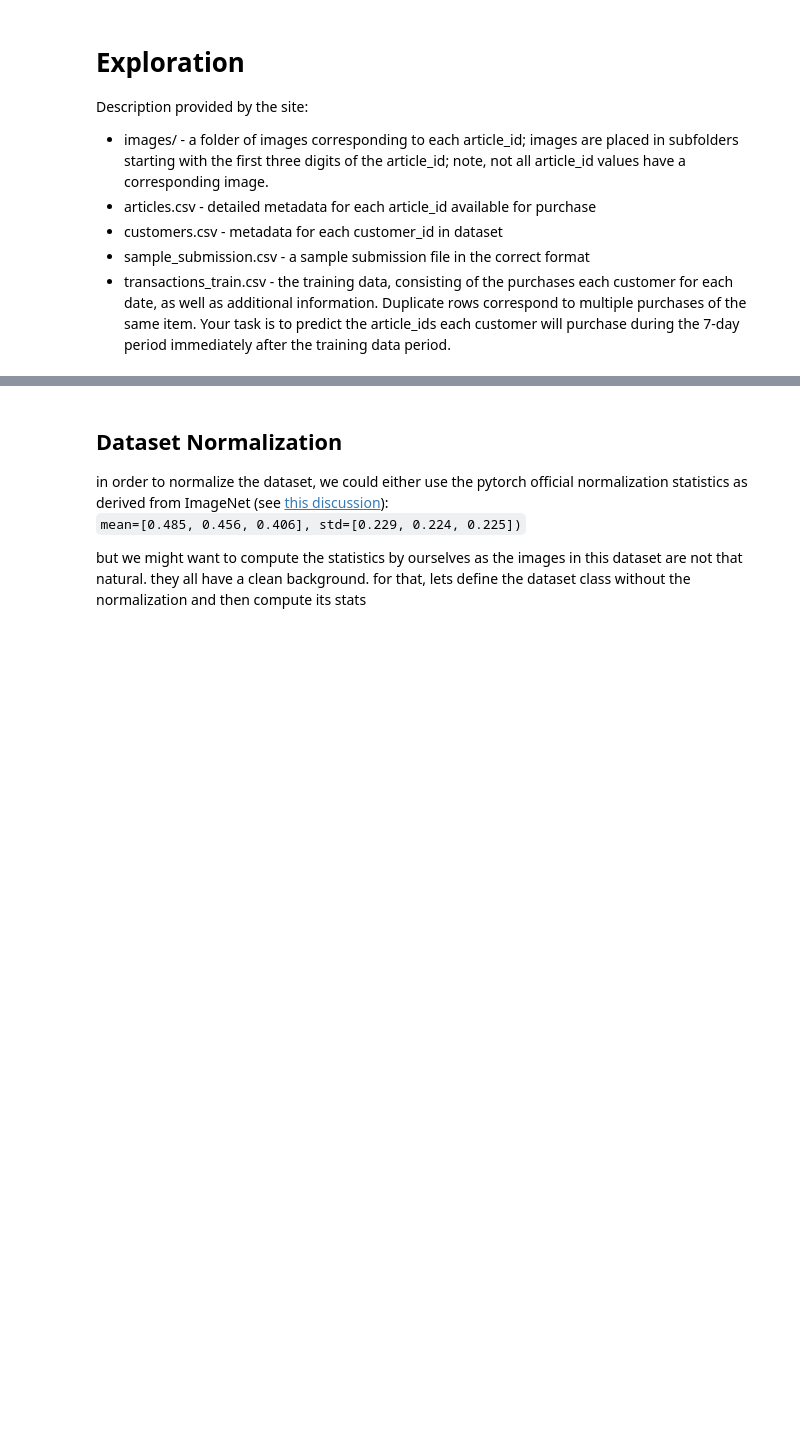
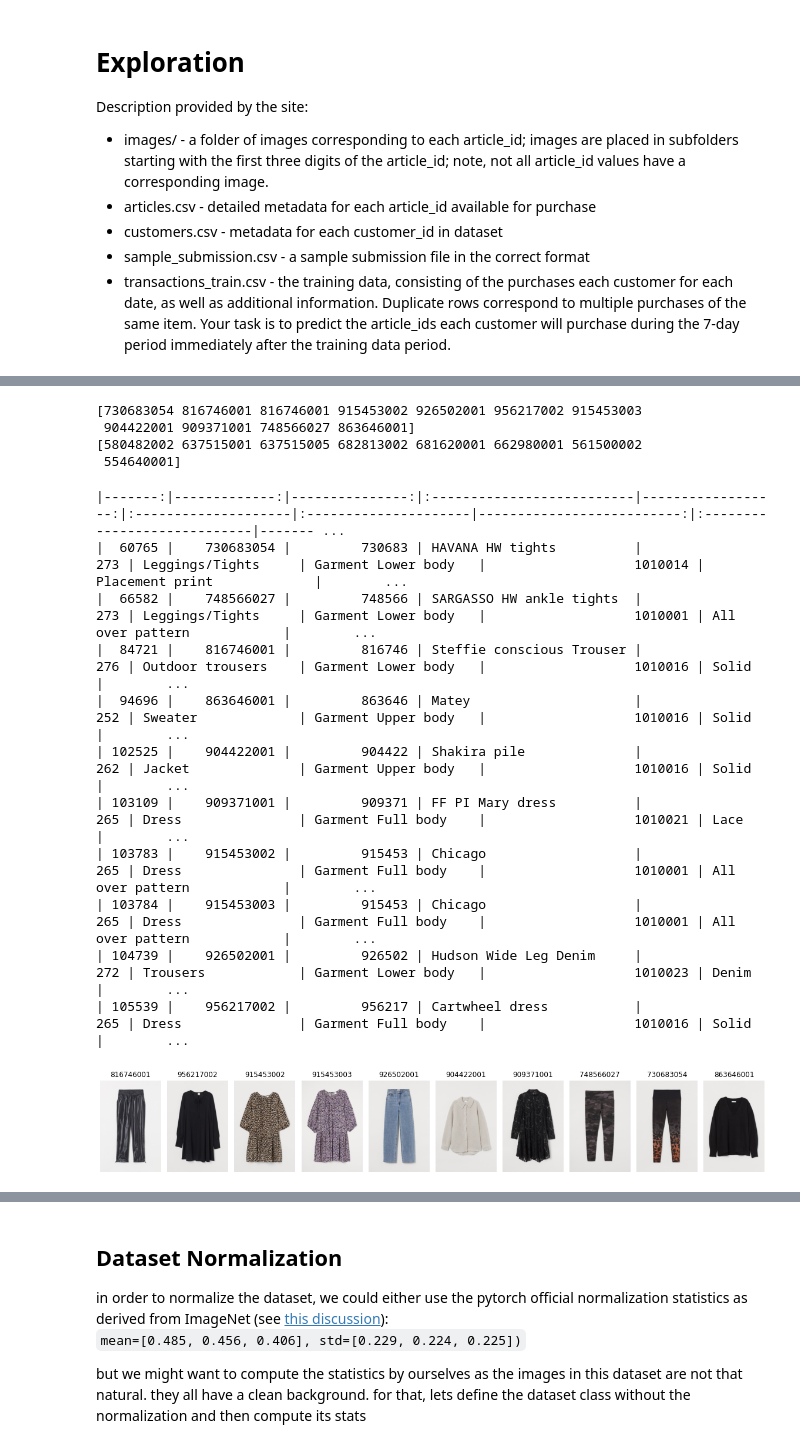
Before and after one commit to guyk1971/PyTorch-VAE, a Jupyter notebook: datasets/h_and_m.ipynb, the cells around one changed output, grey strips where cells are left out. Saved outputs shown, nothing was run; the diff lists cells and outputs as text; code cells hidden in the pictures; blank space fills up the shorter version.

```diff
--- a/datasets/h_and_m.ipynb
+++ b/datasets/h_and_m.ipynb
@@ -123,0 +369,3 @@ trdf.head()
+# %%
+cdf=trdf.loc[trdf['customer_id']=='be1981ab818cf4ef6765b2ecaea7a2cbf14ccd6e8a7ee985513d9e8e53c6d91b',:]
+cdf
@@ -123,0 +412,26 @@ trdf.head()
+# %%
+day1_arts=cdf.loc[cdf['t_dat']=='2020-09-10','article_id'].values
+day2_arts=cdf.loc[cdf['t_dat']=='2018-09-26','article_id'].values
+
+print(day1_arts)
+print(day2_arts)
+# %% [output]
+[730683054 816746001 816746001 915453002 926502001 956217002 915453003
+ 904422001 909371001 748566027 863646001]
+[580482002 637515001 637515005 682813002 681620001 662980001 561500002
+ 554640001]
+# %%
+get_imgs_by_aid(day1_arts)
+# %% [output]
+|-------:|-------------:|---------------:|:--------------------------|------------------:|:--------------------|:---------------------|--------------------------:|:----------------------------|------- ...
+|  60765 |    730683054 |         730683 | HAVANA HW tights          |               273 | Leggings/Tights     | Garment Lower body   |                   1010014 | Placement print             |        ...
+|  66582 |    748566027 |         748566 | SARGASSO HW ankle tights  |               273 | Leggings/Tights     | Garment Lower body   |                   1010001 | All over pattern            |        ...
+|  84721 |    816746001 |         816746 | Steffie conscious Trouser |               276 | Outdoor trousers    | Garment Lower body   |                   1010016 | Solid                       |        ...
+|  94696 |    863646001 |         863646 | Matey                     |               252 | Sweater             | Garment Upper body   |                   1010016 | Solid                       |        ...
+| 102525 |    904422001 |         904422 | Shakira pile              |               262 | Jacket              | Garment Upper body   |                   1010016 | Solid                       |        ...
+| 103109 |    909371001 |         909371 | FF PI Mary dress          |               265 | Dress               | Garment Full body    |                   1010021 | Lace                        |        ...
+| 103783 |    915453002 |         915453 | Chicago                   |               265 | Dress               | Garment Full body    |                   1010001 | All over pattern            |        ...
+| 103784 |    915453003 |         915453 | Chicago                   |               265 | Dress               | Garment Full body    |                   1010001 | All over pattern            |        ...
+| 104739 |    926502001 |         926502 | Hudson Wide Leg Denim     |               272 | Trousers            | Garment Lower body   |                   1010023 | Denim                       |        ...
+| 105539 |    956217002 |         956217 | Cartwheel dress           |               265 | Dress               | Garment Full body    |                   1010016 | Solid                       |        ...
+[figure, added]
```
Also changed, not shown: parts of 118 cells of this notebook, 1 other file.
